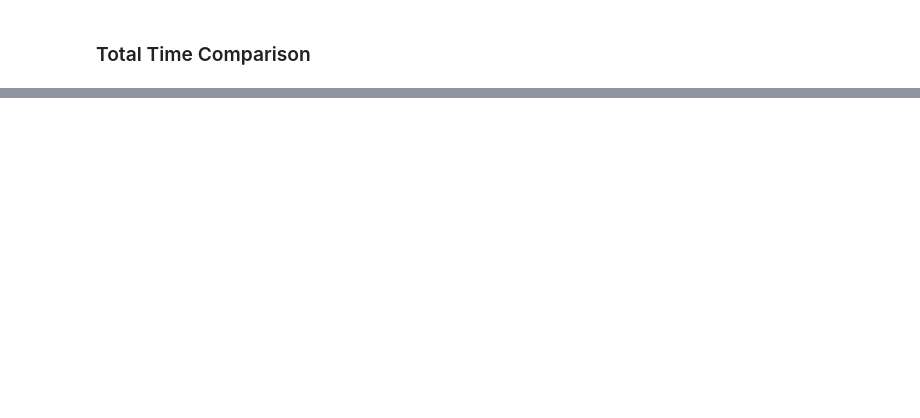
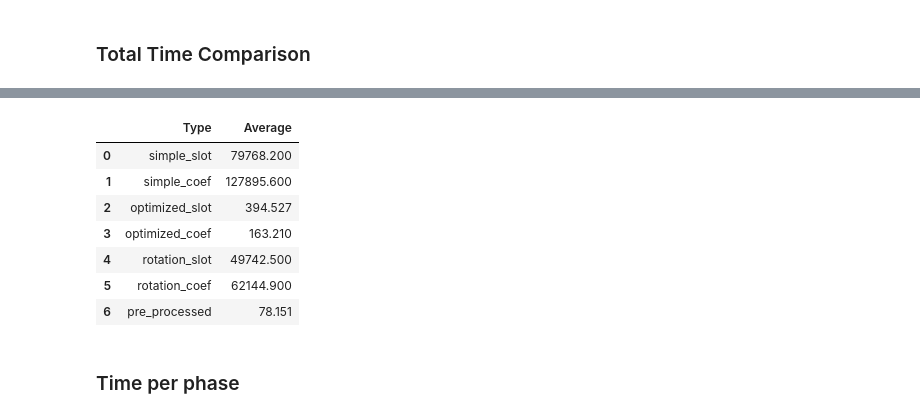
Before and after one commit to BernardoRamalho/HE_Optimization, a Jupyter notebook: Outcomes/analysis.ipynb, the cells around one changed output, grey strips where cells are left out. Saved outputs shown, nothing was run; the diff lists cells and outputs as text; code cells hidden in the pictures; blank space fills up the shorter version.

```diff
--- a/Outcomes/analysis.ipynb
+++ b/Outcomes/analysis.ipynb
@@ -126,0 +121,11 @@ The first is clearly the slowest and it makes sense. We end up having to encrypt
+# %%
+total_time_averages
+# %% [output]
+|  | Type | Average |
+| 0 | simple_slot | 79768.200 |
+| 1 | simple_coef | 127895.600 |
+| 2 | optimized_slot | 394.527 |
+| 3 | optimized_coef | 163.210 |
+| 4 | rotation_slot | 49742.500 |
+| 5 | rotation_coef | 62144.900 |
+| 6 | pre_processed | 78.151 |
@@ -126,0 +160,2 @@ The first is clearly the slowest and it makes sense. We end up having to encrypt
+# %% [markdown]
+### Time per phase
```
Also changed, not shown: parts of 19 cells of this notebook.
